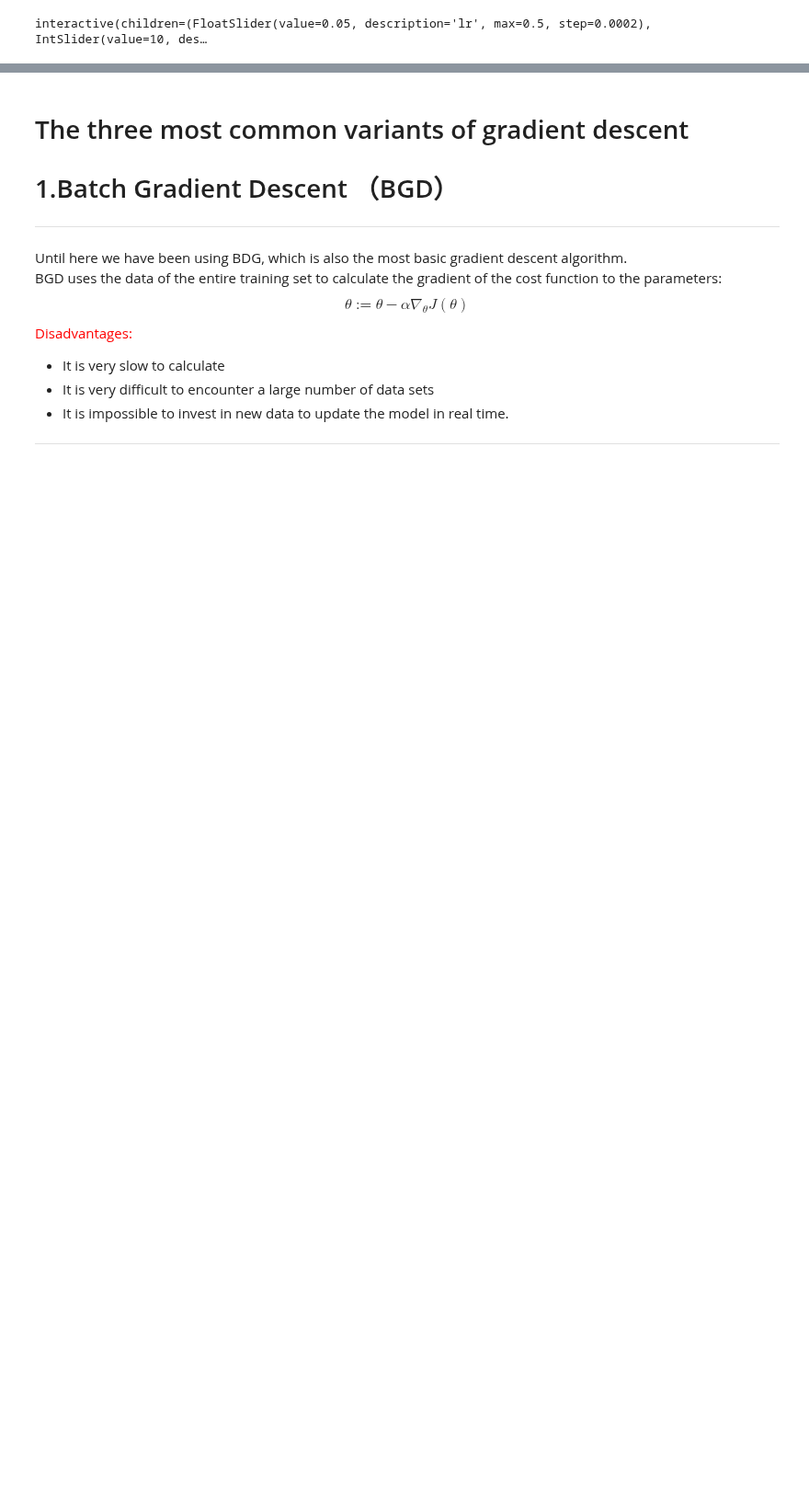
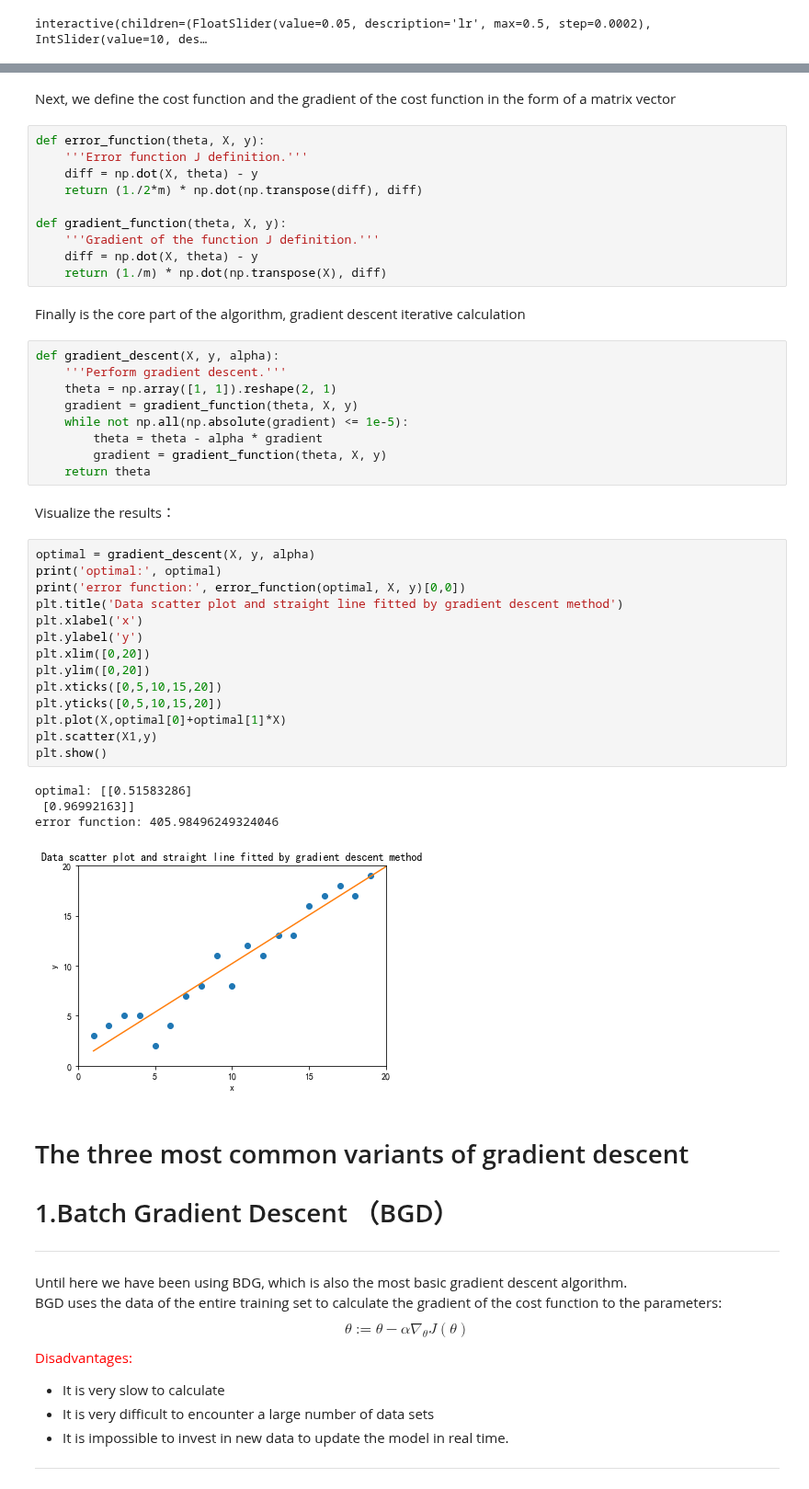
Before and after one commit to shinshoji01/gonken-lesson, a Jupyter notebook: 2021/Week_06_Gradient descent/Gradient descent.ipynb, the cells around one changed output, grey strips where cells are left out. Shown at 92% size. Drawn from its saved outputs; the diff is of its cells as text; blank space fills up the shorter version.

```diff
--- a/2021/Week_06_Gradient descent/Gradient descent.ipynb
+++ b/2021/Week_06_Gradient descent/Gradient descent.ipynb
@@ -193,3 +244,47 @@ interactive(children=(FloatSlider(value=0.05, description='lr', max=0.5, step=0.
+# %% [markdown]
+Next, we define the cost function and the gradient of the cost function in the form of a matrix vector
+# %%
+def error_function(theta, X, y):
+    '''Error function J definition.'''
+    diff = np.dot(X, theta) - y
+    return (1./2*m) * np.dot(np.transpose(diff), diff)
+
+def gradient_function(theta, X, y):
+    '''Gradient of the function J definition.'''
+    diff = np.dot(X, theta) - y
+    return (1./m) * np.dot(np.transpose(X), diff)
+# %% [markdown]
+Finally is the core part of the algorithm, gradient descent iterative calculation
+# %%
+def gradient_descent(X, y, alpha):
+    '''Perform gradient descent.'''
+    theta = np.array([1, 1]).reshape(2, 1)
+    gradient = gradient_function(theta, X, y)
+    while not np.all(np.absolute(gradient) <= 1e-5):
+        theta = theta - alpha * gradient
+        gradient = gradient_function(theta, X, y)
+    return theta
+# %% [markdown]
+Visualize the results：
+# %%
+optimal = gradient_descent(X, y, alpha)
+print('optimal:', optimal)
+print('error function:', error_function(optimal, X, y)[0,0])
+plt.title('Data scatter plot and straight line fitted by gradient descent method')
+plt.xlabel('x')
+plt.ylabel('y')
+plt.xlim([0,20])
+plt.ylim([0,20])
+plt.xticks([0,5,10,15,20])
+plt.yticks([0,5,10,15,20])
+plt.plot(X,optimal[0]+optimal[1]*X)
+plt.scatter(X1,y)
+plt.show()
+# %% [output]
+optimal: [[0.51583286]
+ [0.96992163]]
+error function: 405.98496249324046
+[figure, added]
 # %% [markdown]
 # The three most common variants of gradient descent
 #  1.Batch Gradient Descent （BGD）
```
Also changed, not shown: parts of 5 cells of this notebook, 5 other files.
